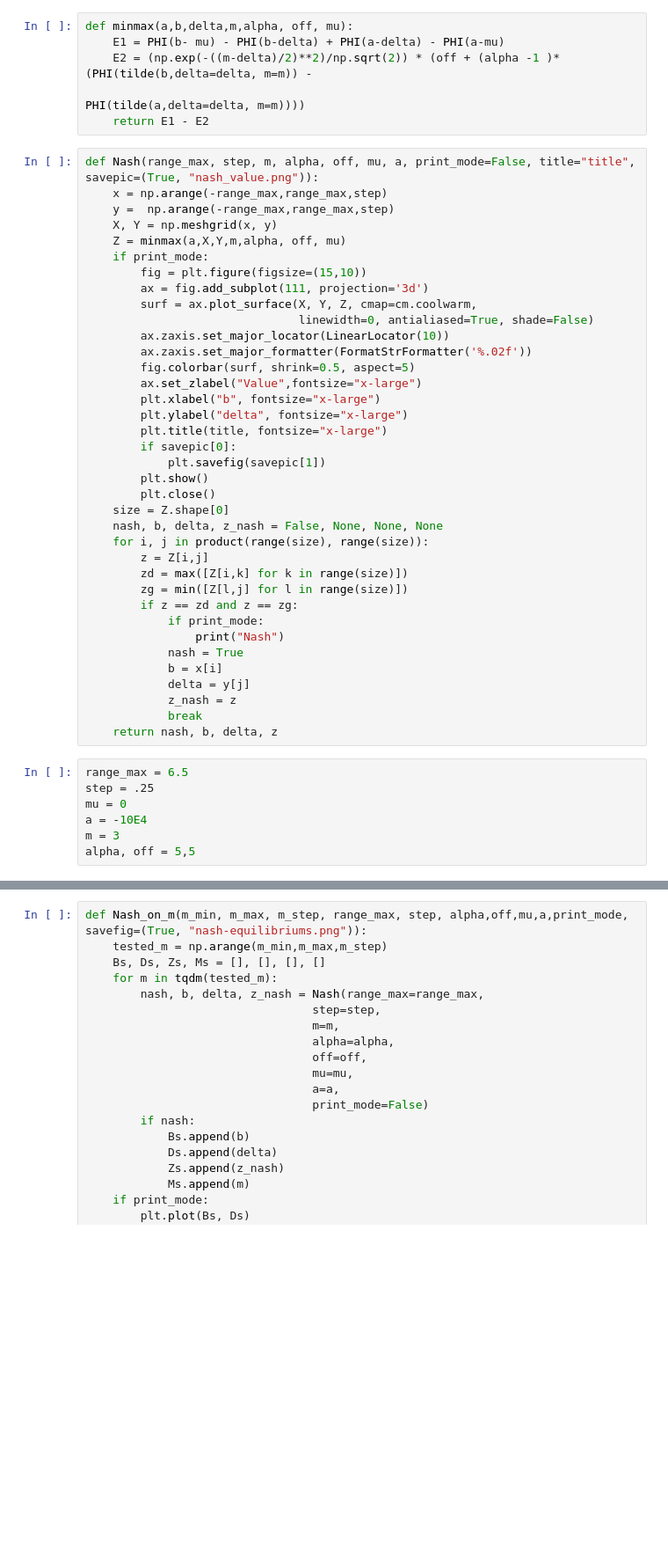
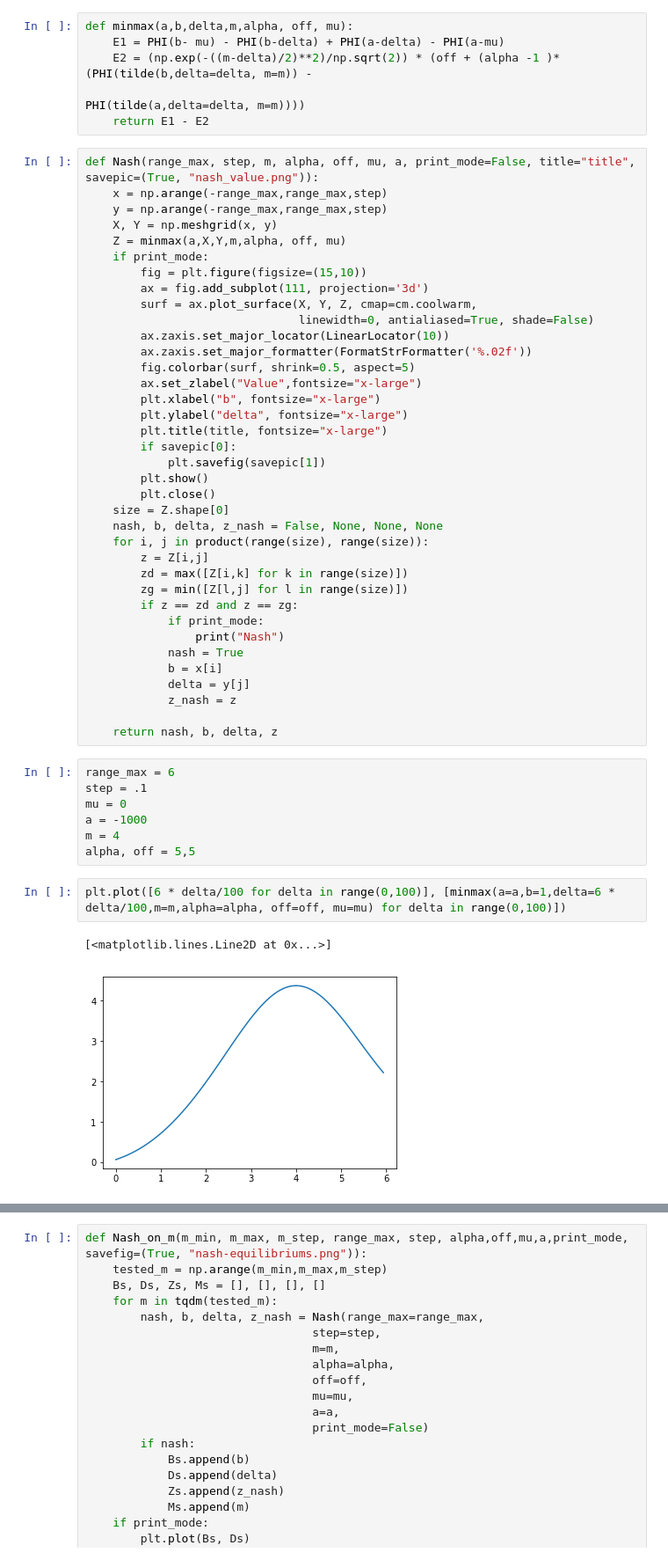
Before and after one commit to ppmdatix/gitELECOM, a Jupyter notebook: draft/normals_search.ipynb, the cells around one changed output, grey strips where cells are left out. Shown: that part at 88% size. Drawn from its saved outputs; the diff is of its cells as text; blank space fills up the shorter version.

```diff
--- a/draft/normals_search.ipynb
+++ b/draft/normals_search.ipynb
@@ -28,7 +28,7 @@ def minmax(a,b,delta,m,alpha, off, mu):
 # %%
 def Nash(range_max, step, m, alpha, off, mu, a, print_mode=False, title="title", savepic=(True, "nash_value.png")):
     x = np.arange(-range_max,range_max,step)
-    y =  np.arange(-range_max,range_max,step)
+    y = np.arange(-range_max,range_max,step)
     X, Y = np.meshgrid(x, y)
     Z = minmax(a,X,Y,m,alpha, off, mu)
     if print_mode:
@@ -60,15 +60,20 @@ def Nash(range_max, step, m, alpha, off, mu, a, print_mode=False, title="title",
             b = x[i]
             delta = y[j]
             z_nash = z
-            break
+
     return nash, b, delta, z
 # %%
-range_max = 6.5
-step = .25
+range_max = 6
+step = .1
 mu = 0
-a = -10E4
-m = 3
+a = -1000
+m = 4
 alpha, off = 5,5
+# %%
+plt.plot([6 * delta/100 for delta in range(0,100)], [minmax(a=a,b=1,delta=6 * delta/100,m=m,alpha=alpha, off=off, mu=mu) for delta in range(0,100)])
+# %% [output]
+[<matplotlib.lines.Line2D at 0x...>]
+[figure, added]
 # %%
 nash, _b, _d, _z = Nash(range_max=range_max,
                         step=step,
```
Also changed, not shown: parts of 7 cells of this notebook, 2 other files.
